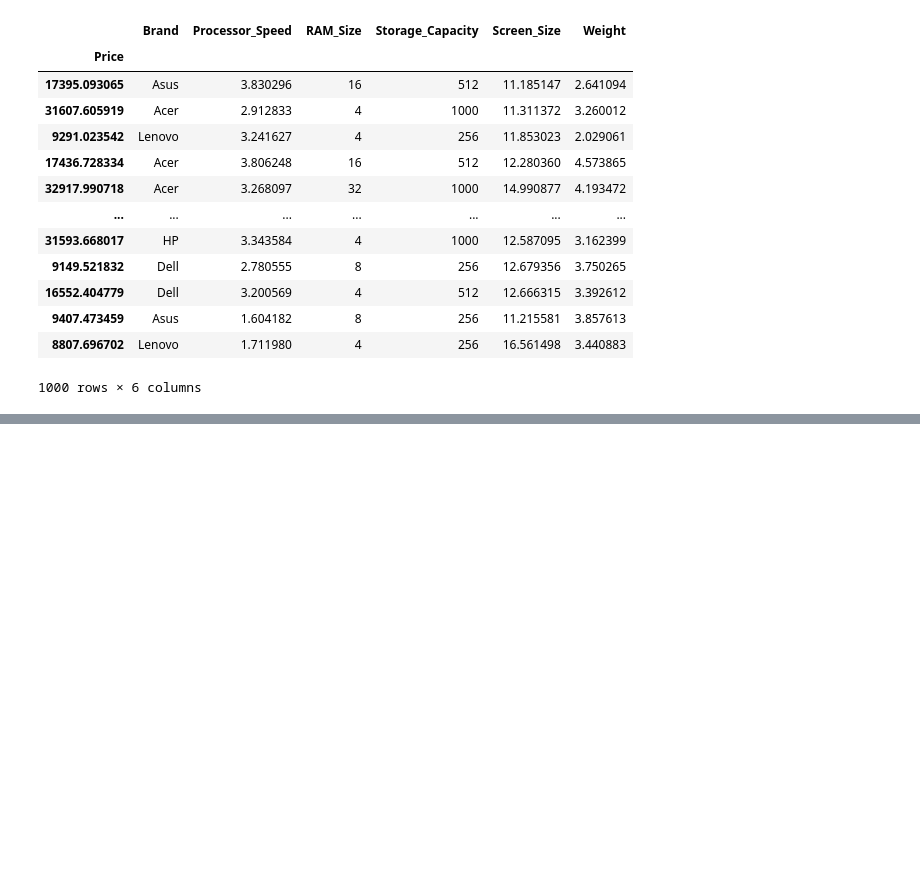
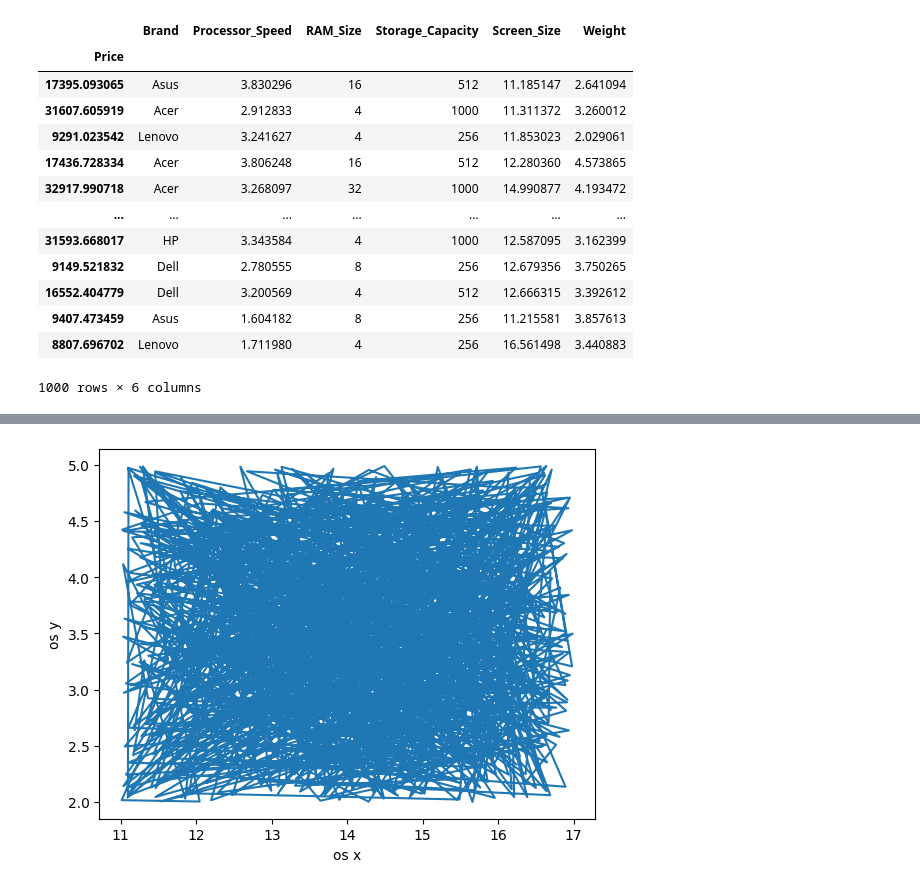
Before and after one commit to JedWojtowicz/MAD_SWPS_Jedrzej_Wojtowicz_3, a Jupyter notebook: MAD_JW_Projekt.ipynb, the cells around one changed output, grey strips where cells are left out. Saved outputs shown, nothing was run; the diff lists cells and outputs as text; code cells hidden in the pictures; blank space fills up the shorter version.

```diff
--- a/MAD_JW_Projekt.ipynb
+++ b/MAD_JW_Projekt.ipynb
@@ -153,0 +181,9 @@ laptop_new_idx
+# %%
+domain: list[int] = laptop['Screen_Size']
+values: list[int] = laptop['Weight']
+plt.plot(domain, values)
+plt.xlabel('os x')
+plt.ylabel('os y')
+plt.show()
+# %% [output]
+[figure, added]
```
Also changed, not shown: parts of 24 cells of this notebook.
